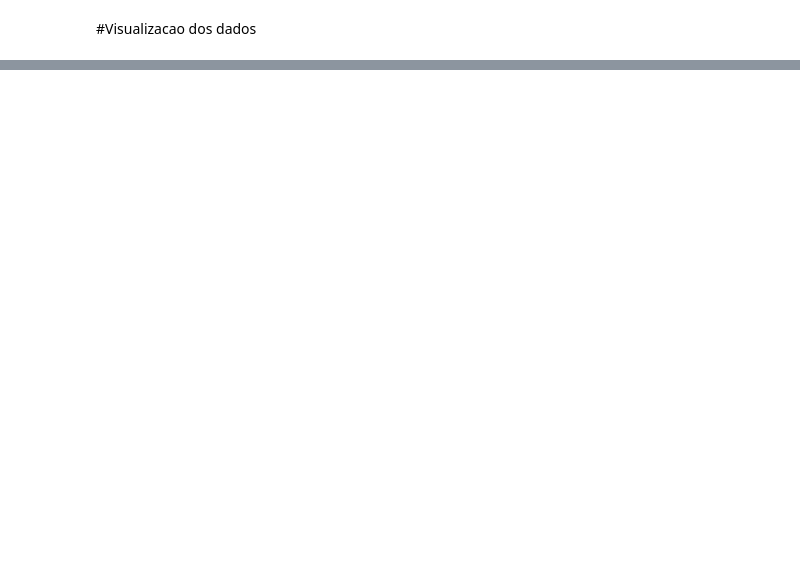
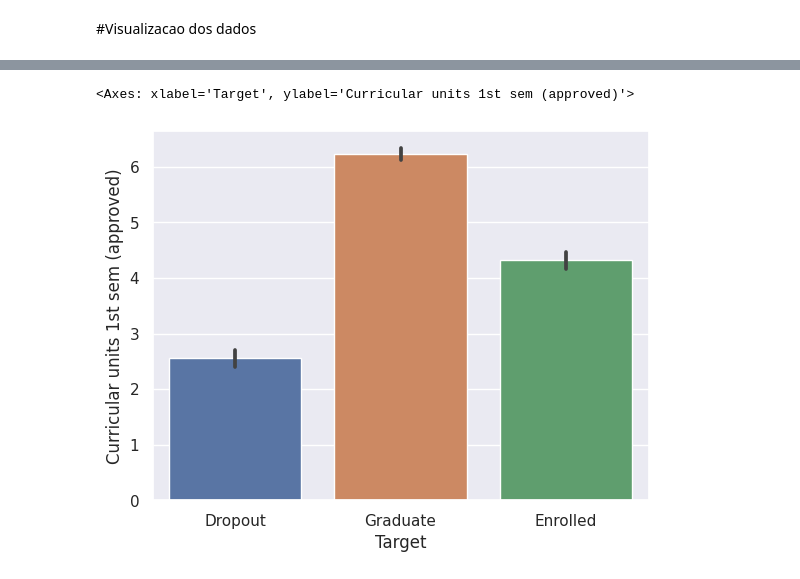
Before and after one commit to felmateos/predict-academic-success, a Jupyter notebook: AcademicSuccess.ipynb, the cells around one changed output, grey strips where cells are left out. Drawn from its saved outputs; the diff is of its cells as text; code cells hidden in the pictures; blank space fills up the shorter version.

```diff
--- a/AcademicSuccess.ipynb
+++ b/AcademicSuccess.ipynb
@@ -50 +84,9 @@ memory usage: 1.2+ MB
+# %%
+sns.barplot(
+    data=df,
+    x="Target", y="Curricular units 1st sem (approved)", orient="v",
+)
+# %% [output]
+<Axes: xlabel='Target', ylabel='Curricular units 1st sem (approved)'>
+[figure, added]
 # %%
```
Also changed, not shown: parts of 9 cells of this notebook.
